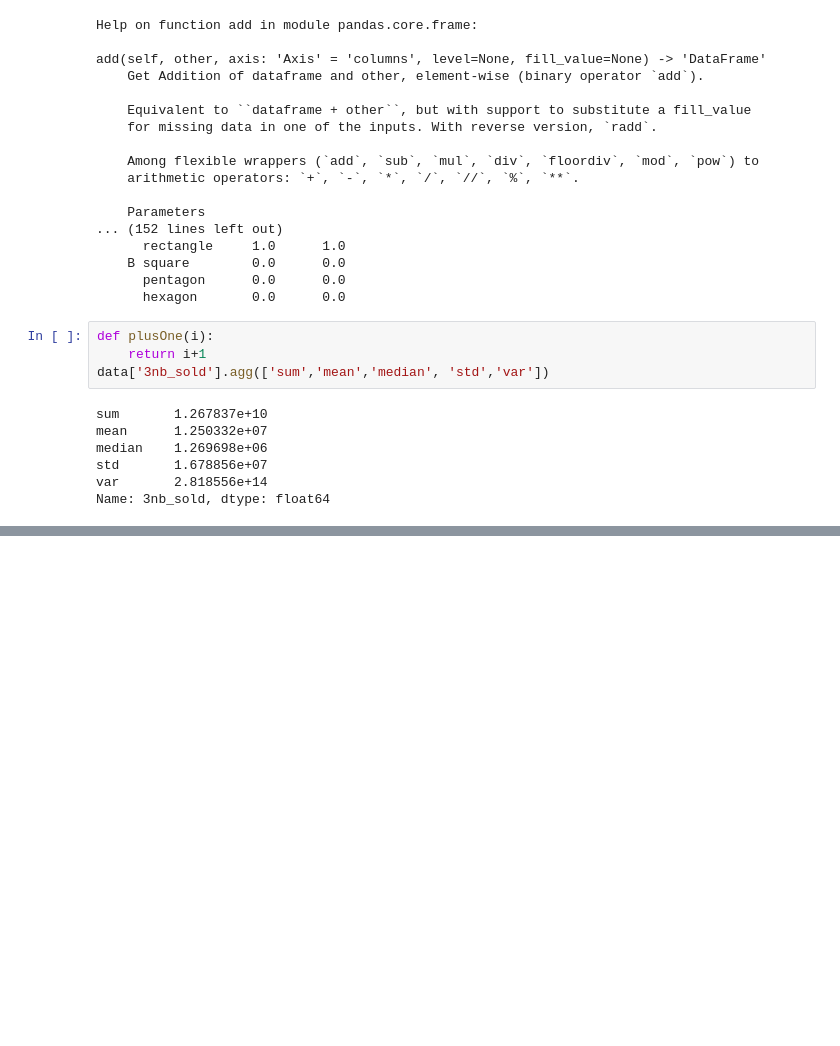
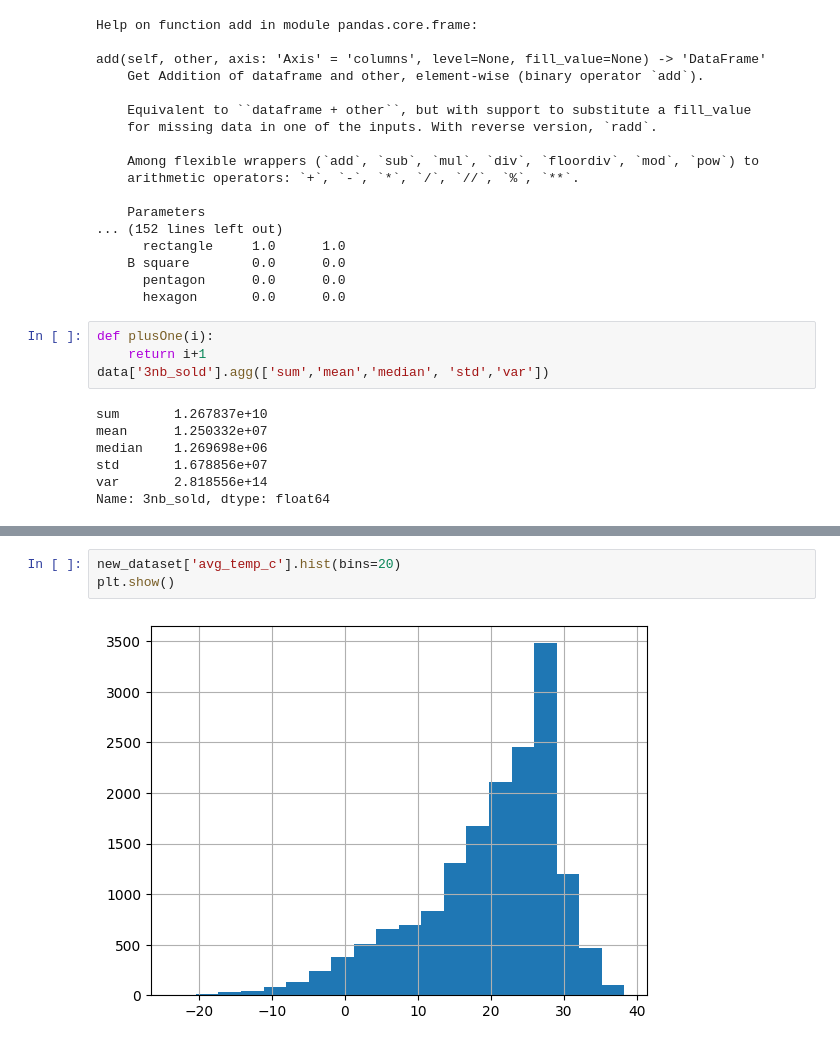
Before and after one commit to DJIOTSA/DATA-SCIENCE, a Jupyter notebook: courses/04 Data Manipulation with pandas/notebook.ipynb, the cells around one changed output, grey strips where cells are left out. Cells and saved outputs as stored; diff of their text form; blank space fills up the shorter version.

```diff
--- a/courses/04 Data Manipulation with pandas/notebook.ipynb
+++ b/courses/04 Data Manipulation with pandas/notebook.ipynb
@@ -413,0 +637,5 @@ Name: 3nb_sold, dtype: float64
+# %%
+new_dataset['avg_temp_c'].hist(bins=20)
+plt.show()
+# %% [output]
+[figure, added]
```
Also changed, not shown: parts of 27 cells of this notebook, 9 other files.
